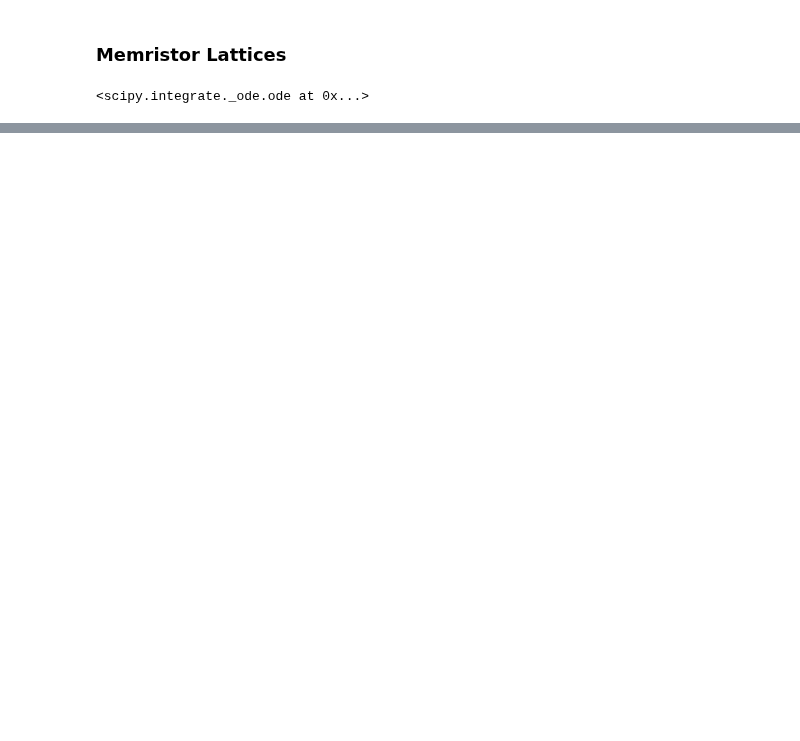
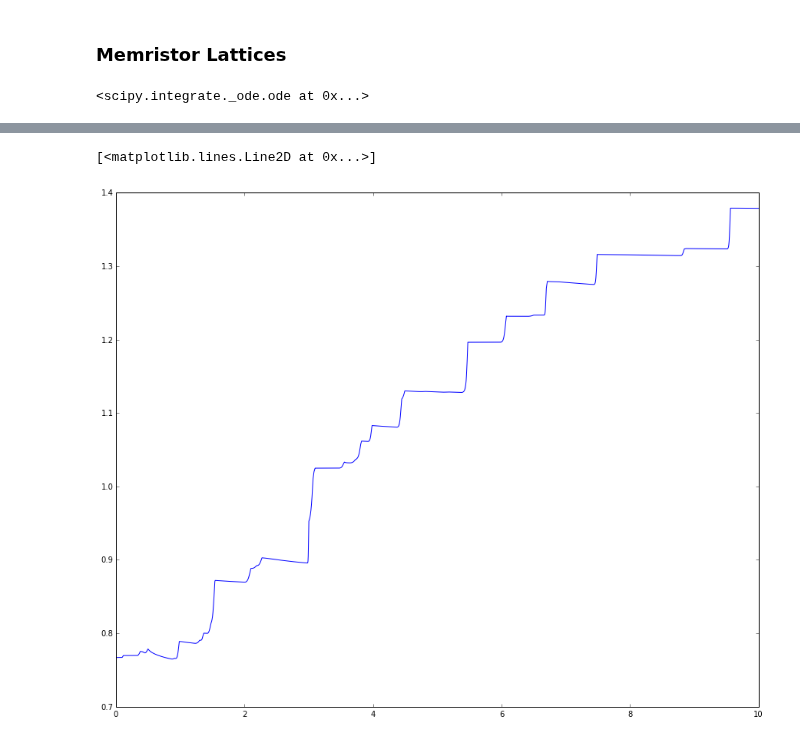
Before and after one commit to forrestsheldon/memNets, a Jupyter notebook: Memristor_Nets_V2.ipynb, the cells around one changed output, grey strips where cells are left out. Drawn from its saved outputs; the diff is of its cells as text; code cells hidden in the pictures; blank space fills up the shorter version.

```diff
--- a/Memristor_Nets_V2.ipynb
+++ b/Memristor_Nets_V2.ipynb
@@ -168,11 +168,6 @@ for t_idx, time in enumerate(t[1:]):
     memtest.solve_voltages('cg')
     # add the memristances to our list
     cond.append(memtest.conductivity())
-# %%
-R_tot_all_t = np.zeros_like(t)
-for t_idx, G in enumerate(cond_mats):
-    R = 1./ G[rows, cols]
-    R_tot_all_t[t_idx] = np.sum(R)
 # %%
 fig, ax = plt.subplots()
 ax.plot(V_high, 1. / np.array(cond))
@@ -309,0 +304,6 @@ KeyboardInterrupt:
+# %%
+fig, ax = plt.subplots(figsize=(15, 12))
+ax.plot(V_high, 1. / np.array(cond))
+# %% [output]
+[<matplotlib.lines.Line2D at 0x...>]
+[figure, added]
```
Also changed, not shown: parts of 5 cells of this notebook.
